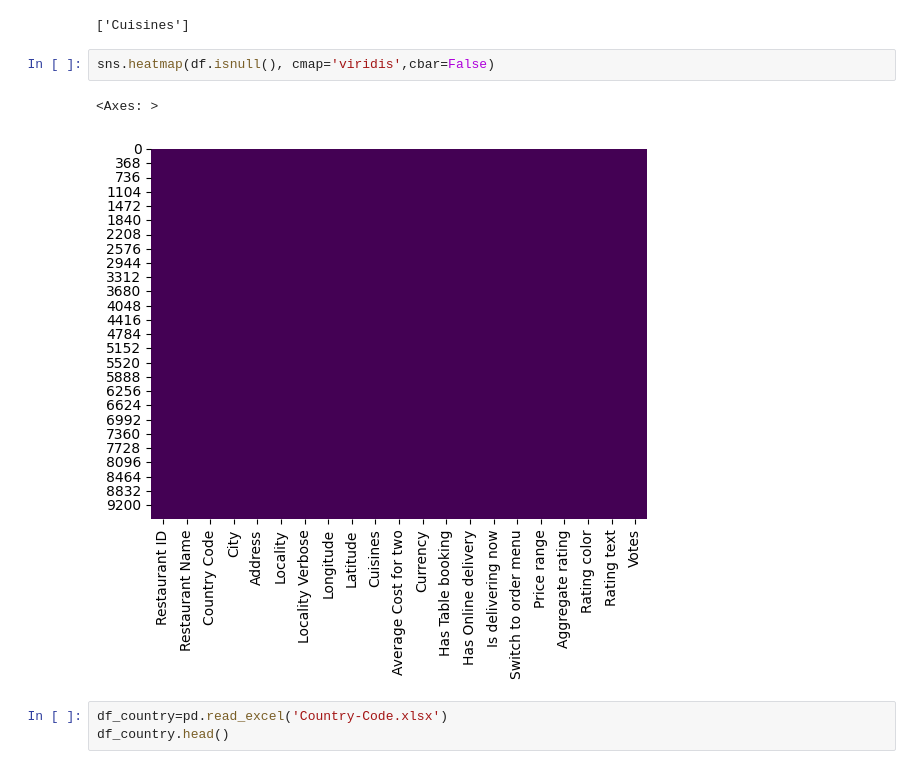
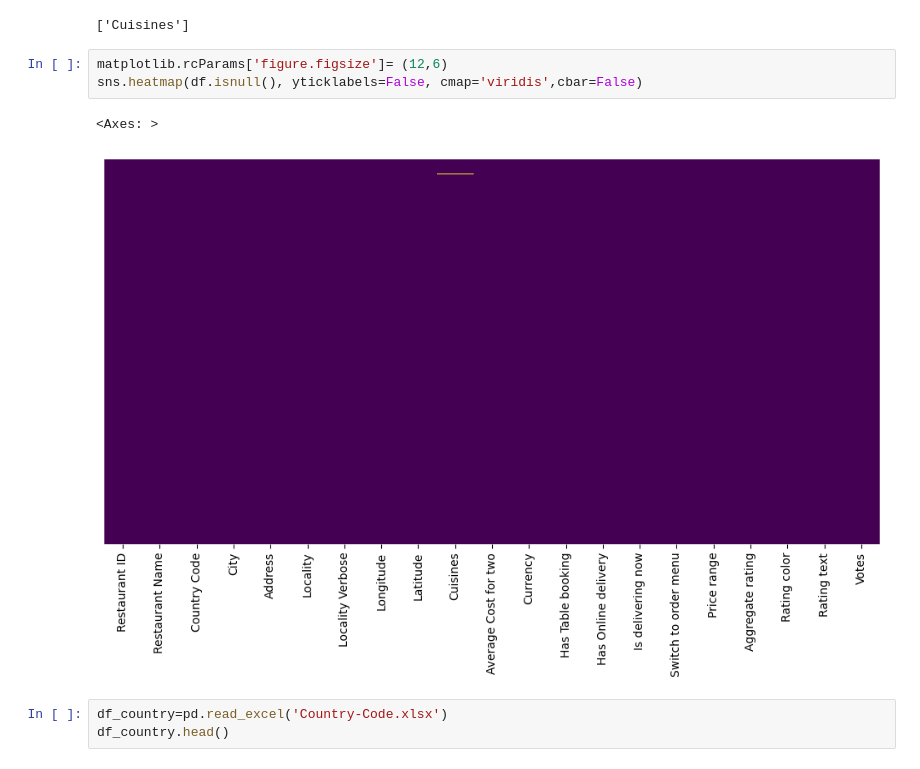
Before and after one commit to KekeliFeda/RESTAURANT_EDA, a Jupyter notebook: EDA.ipynb, the cells around one changed output. Cells and saved outputs as stored; diff of their text form.

```diff
--- a/EDA.ipynb
+++ b/EDA.ipynb
@@ -66,10 +67,11 @@ df.describe()
 # %% [output]
 ['Cuisines']
 # %%
-sns.heatmap(df.isnull(), cmap='viridis',cbar=False)
+matplotlib.rcParams['figure.figsize']= (12,6)
+sns.heatmap(df.isnull(), yticklabels=False, cmap='viridis',cbar=False)
 # %% [output]
 <Axes: >
-[figure, old version]
+[figure, new version]
 # %%
 df_country=pd.read_excel('Country-Code.xlsx')
 df_country.head()
```
Also changed, not shown: parts of 10 cells of this notebook.
